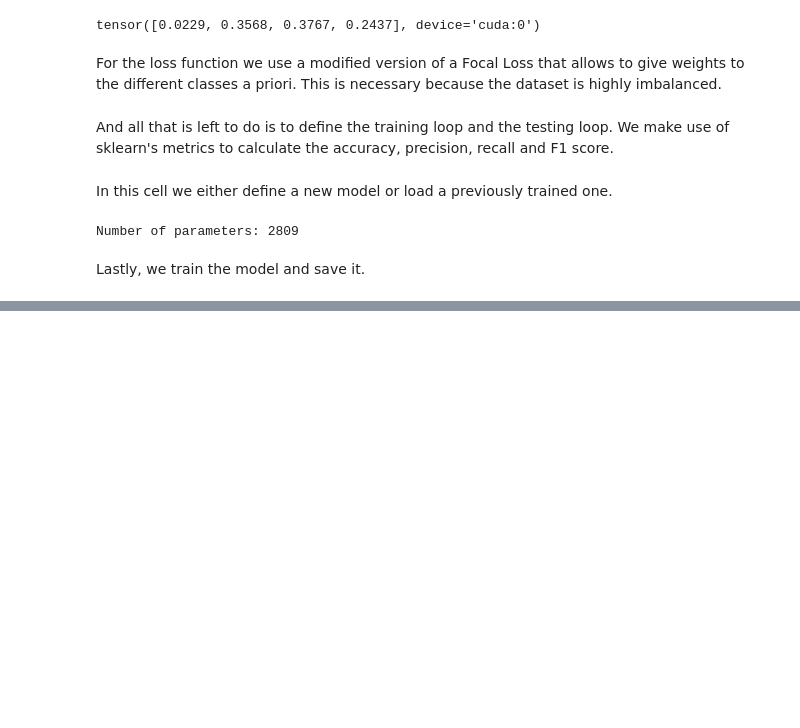
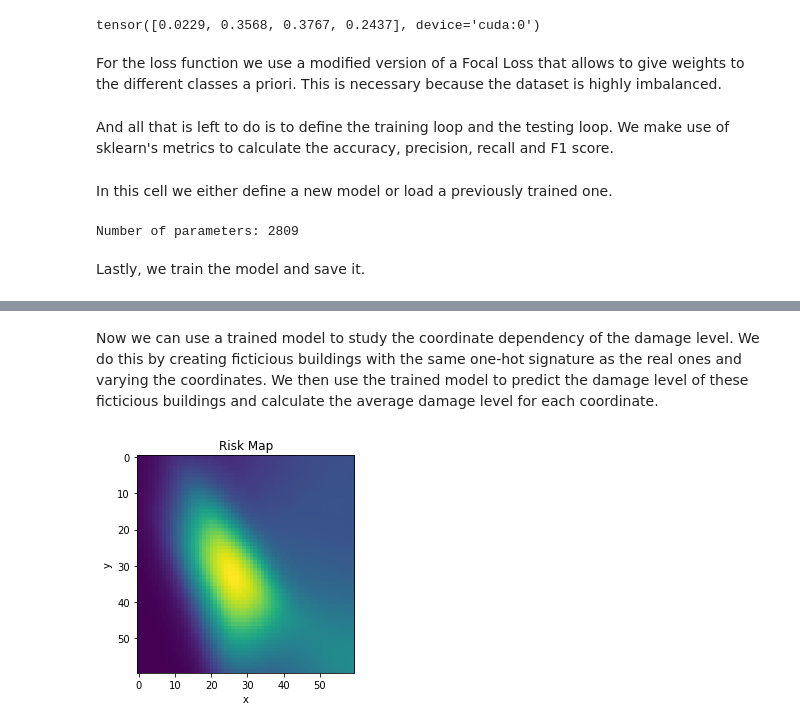
Before and after one commit to gullo97/earthquake_ml, a Jupyter notebook: notebook.ipynb, the cells around one changed output, grey strips where cells are left out. Drawn from its saved outputs; the diff is of its cells as text; code cells hidden in the pictures; blank space fills up the shorter version.

Commit message:
plotted risk map

```diff
--- a/notebook.ipynb
+++ b/notebook.ipynb
@@ -336,3 +337,46 @@ weighted avg       0.00      0.05      0.00      9718
 
 # save model
 pickle.dump(model, open('model_narrow_condensed.pkl', 'wb'))
+# %%
+model = pickle.load(open('model_narrow_condensed.pkl', 'rb'))
+# %% [markdown]
+Now we can use a trained model to study the coordinate dependency of the damage level. We do this by creating ficticious buildings with the same one-hot signature as the real ones and varying the coordinates. We then use the trained model to predict the damage level of these ficticious buildings and calculate the average damage level for each coordinate.
+# %%
+def plot_risk_map(model, test_loader):
+    model.eval()
+    grid = np.zeros((60,60))
+    with torch.no_grad():
+        for data in test_loader:
+            inputs, labels = data
+            for x in range(-30,30,1):
+                for y in range(-30,30,1):
+                    inputs[:,0] = x/10
+                    inputs[:,1] = y/10
+                    outputs = model(inputs)
+                    classes = torch.argmax(outputs, 1)
+                    # map classes to colors
+                    damages = class_to_color(classes)
+                    site_damage = torch.mean(damages)
+                    grid[x+30,y+30] = site_damage
+                    # print(outputs)
+            return grid
+def class_to_color(classes):
+    # class 0 has color 0, class 1 has color 2, class 2 has color 3, class 3 has color 1 (COLOR == DAMAGE LEVEL)
+    colors = torch.zeros(classes.shape)
+    colors[classes == 0] = 0
+    colors[classes == 1] = 2
+    colors[classes == 2] = 3
+    colors[classes == 3] = 1
+    return colors
+# %%
+risk_map = plot_risk_map(model, test_loader)
+# %%
+# plot risk map
+fig, ax = plt.subplots()
+ax.imshow(risk_map, cmap='viridis')
+ax.set_xlabel('x')
+ax.set_ylabel('y')
+ax.set_title('Risk Map')
+plt.show()
+# %% [output]
+[figure, added]
```
Also changed, not shown: parts of 1 cell of this notebook.
